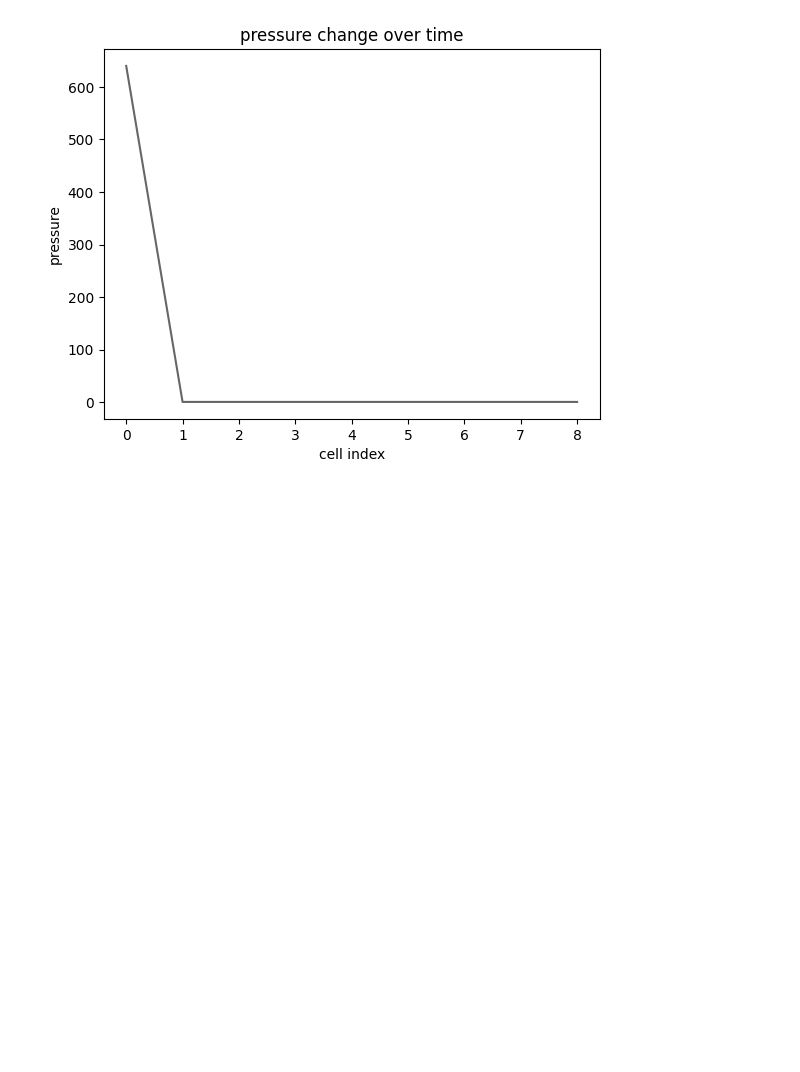
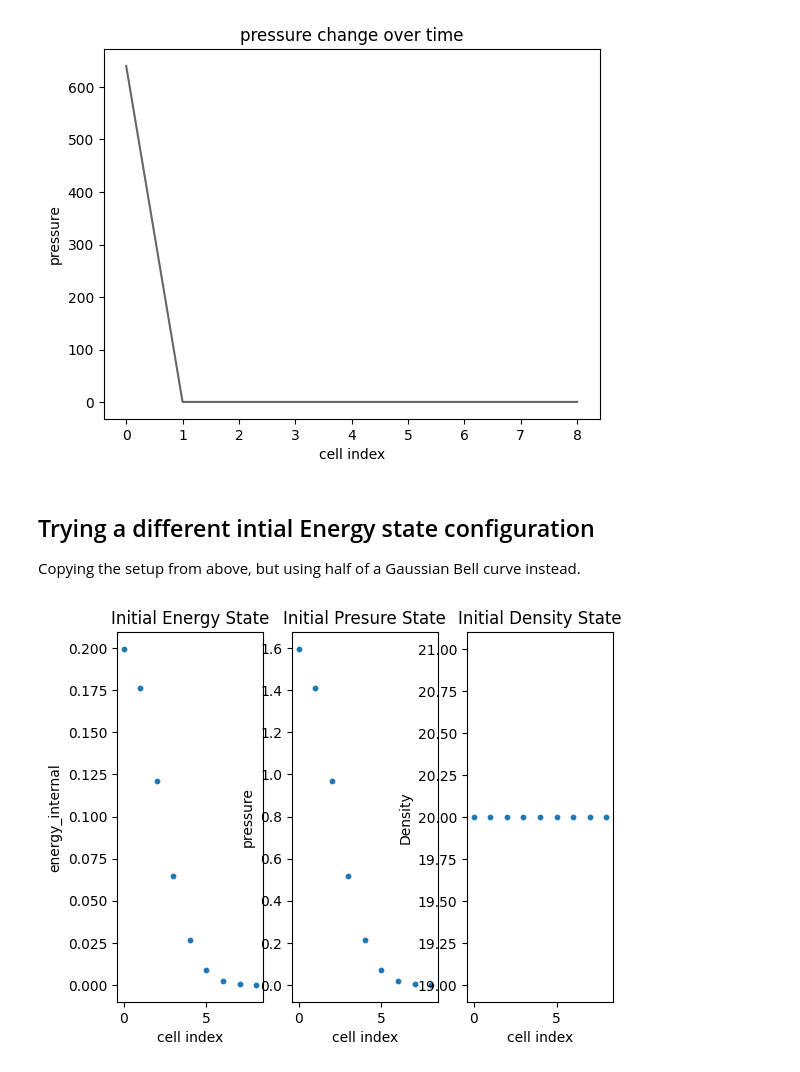
Before and after one commit to curtisjhu/notebooks, a Jupyter notebook: fusion-ignition/hydrocode.ipynb, the cells around one changed output. Drawn from its saved outputs; the diff is of its cells as text; code cells hidden in the pictures; blank space fills up the shorter version.

```diff
--- a/fusion-ignition/hydrocode.ipynb
+++ b/fusion-ignition/hydrocode.ipynb
@@ -384,3 +384,58 @@ IndexError: list index out of range
 Error in callback <function _draw_all_if_interactive at 0x...> (for post_execute), with arguments args (),kwargs {}:
 AttributeError: 'list' object has no attribute 'set_ydata'
 [figure]
+# %% [markdown]
+## Trying a different intial Energy state configuration
+
+Copying the setup from above, but using half of a Gaussian Bell curve instead.
+# %%
+# zones = LEN - 1
+LEN = 10 # num of nodes
+M = 1 # in grams, mass within each cell remains constant
+V = 1 # in L
+GAMMA = 1.4
+
+# defined at mesh points
+x = np.linspace(0, LEN-1, LEN)
+velocity = np.full(LEN, 0, dtype="float64")
+
+# defined at zone center
+sig, mu = LEN/5, 0
+e_int = [1.0 / (np.sqrt(2.0 * np.pi) * sig) * np.exp(-np.power((x - mu) / sig, 2.0) / 2) for x in range(LEN-1)] # Joules
+
+mass_vector = np.full(LEN-1, 20)
+# mass_vector = [1.0 / (np.sqrt(2.0 * np.pi) * sig) * np.exp(-np.power((x - mu) / sig, 2.0) / 2) for x in range(LEN-1)] # Mass
+density = mass_vector / np.diff(x)
+
+# derived from eos
+pressure = (GAMMA - 1) * density * e_int
+
+
+##### PLOT THIS DATA ######
+ax = plt.subplot(131)
+
+ax.set_title("Initial Energy State")
+ax.set_ylabel("energy_internal")
+ax.set_xlabel("cell index")
+
+ax.scatter(np.arange(LEN-1), e_int, LEN)
+
+ax2 = plt.subplot(132)
+
+ax2.set_title("Initial Presure State")
+ax2.set_ylabel("pressure")
+ax2.set_xlabel("cell index")
+
+ax2.scatter(np.arange(LEN-1), pressure, LEN)
+
+ax2 = plt.subplot(133)
+
+ax2.set_title("Initial Density State")
+ax2.set_ylabel("Density")
+ax2.set_xlabel("cell index")
+
+ax2.scatter(np.arange(LEN-1), density, LEN)
+
+plt.show()
+# %% [output]
+[figure, added]
```
Also changed, not shown: parts of 6 cells of this notebook, 1 other file.
